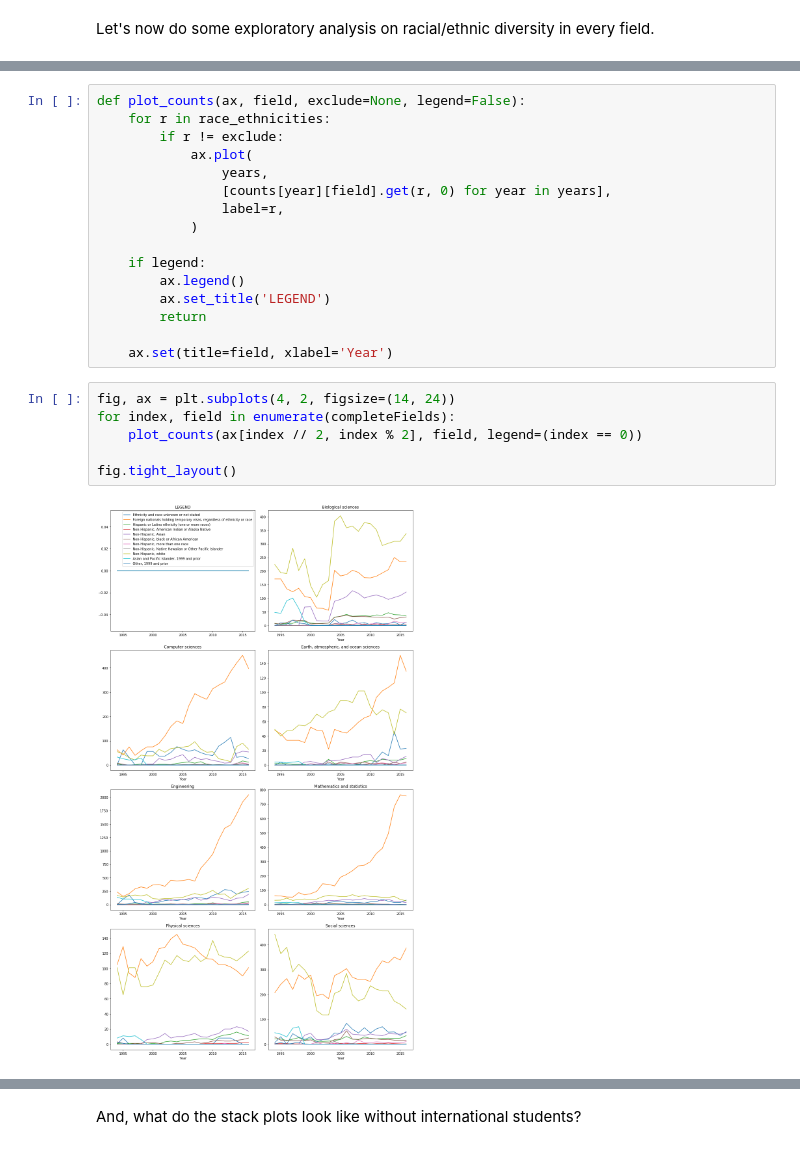
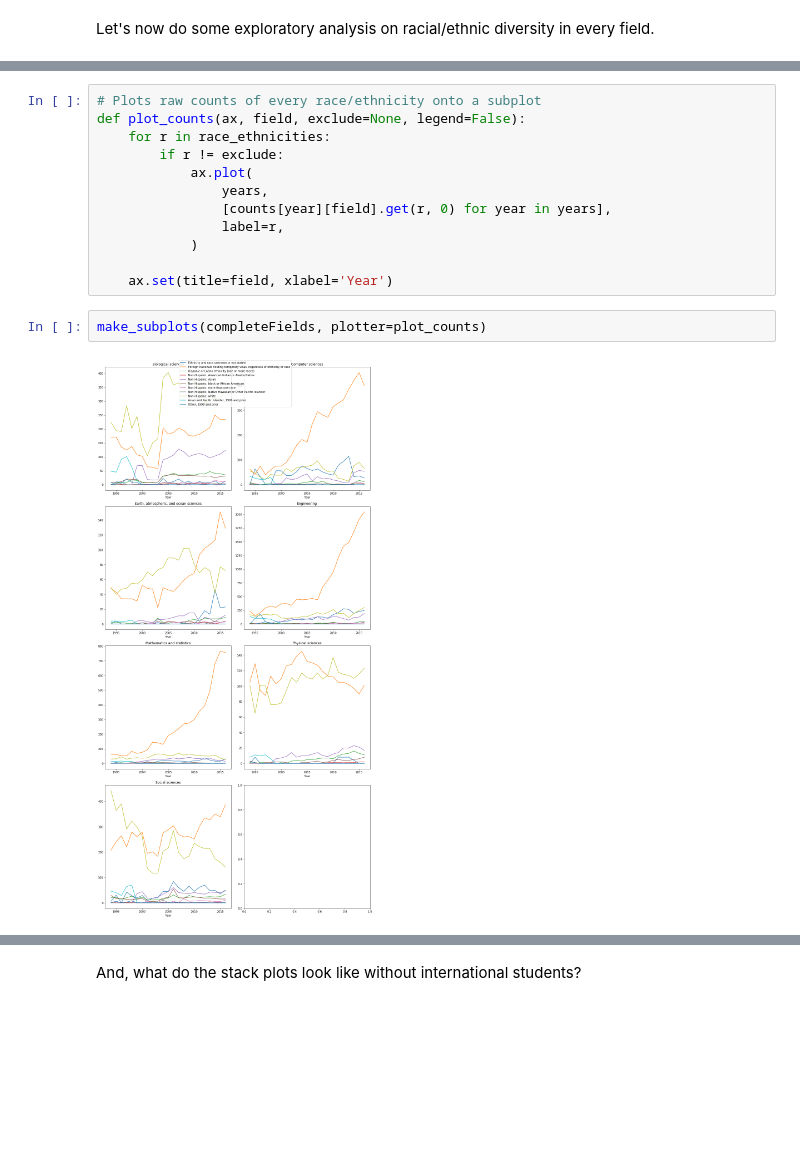
Before and after one commit to spec-journalism/gss-diversity, a Jupyter notebook: notebooks/race-ethnicity/grad-students.ipynb, the cells around one changed output, grey strips where cells are left out. Saved outputs shown, nothing was run; the diff lists cells and outputs as text; blank space fills up the shorter version.

```diff
--- a/notebooks/race-ethnicity/grad-students.ipynb
+++ b/notebooks/race-ethnicity/grad-students.ipynb
@@ -93,4 +108,5 @@ fig.tight_layout()
 # %%
+# Plots raw counts of every race/ethnicity onto a subplot
 def plot_counts(ax, field, exclude=None, legend=False):
     for r in race_ethnicities:
         if r != exclude:
@@ -100,18 +116,9 @@ def plot_counts(ax, field, exclude=None, legend=False):
                 label=r,
             )
 
-    if legend:
-        ax.legend()
-        ax.set_title('LEGEND')
-        return
-
     ax.set(title=field, xlabel='Year')
-# %%
-fig, ax = plt.subplots(4, 2, figsize=(14, 24))
-for index, field in enumerate(completeFields):
-    plot_counts(ax[index // 2, index % 2], field, legend=(index == 0))
-
-fig.tight_layout()
-# %% [output]
-[figure, removed]
+# %%
+make_subplots(completeFields, plotter=plot_counts)
+# %% [output]
+[figure, added]
 # %% [markdown]
```
Also changed, not shown: parts of 9 cells of this notebook.
